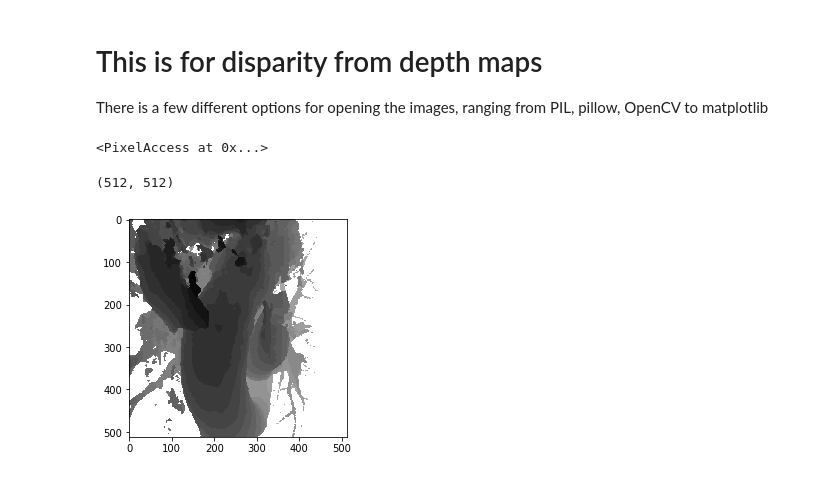
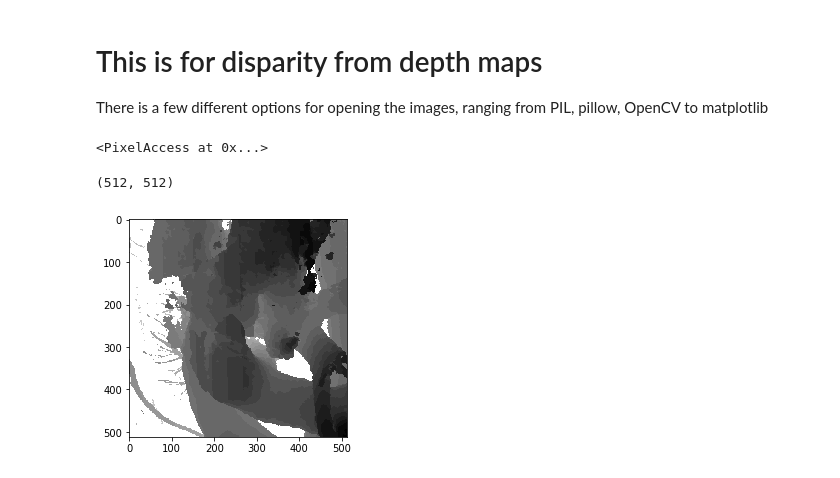
Before and after one commit to seankmartin/LF_View_Synthesis, a Jupyter notebook: Notebooks/Depth_Disparity.ipynb, the cells around one changed output. Drawn from its saved outputs; the diff is of its cells as text; code cells hidden in the pictures.

```diff
--- a/Notebooks/Depth_Disparity.ipynb
+++ b/Notebooks/Depth_Disparity.ipynb
@@ -12,21 +12,21 @@ import matplotlib.image as mpimg
 import numpy as np
 # %%
 #Setup locations
-base_dir = ""
+base_dir = "Resources"
 file_name = "depth.png"
 image_location = os.path.join(base_dir, file_name)
 
 #Note that these seem to produce rather different results
 depth = Image.open(image_location)
 depth.load()
 data = np.asarray( depth, dtype= np.uint8 )
 data.shape
 img = mpimg.imread(image_location)
 imgplot = plt.imshow(img, cmap=plt.cm.gray)
 # %% [output]
 <PixelAccess at 0x...>
 (512, 512)
-[figure, old version]
+[figure, new version]
 # %%
 # Experiments
 type(depth)
```
Also changed, not shown: parts of 9 cells of this notebook, 4 other files.
